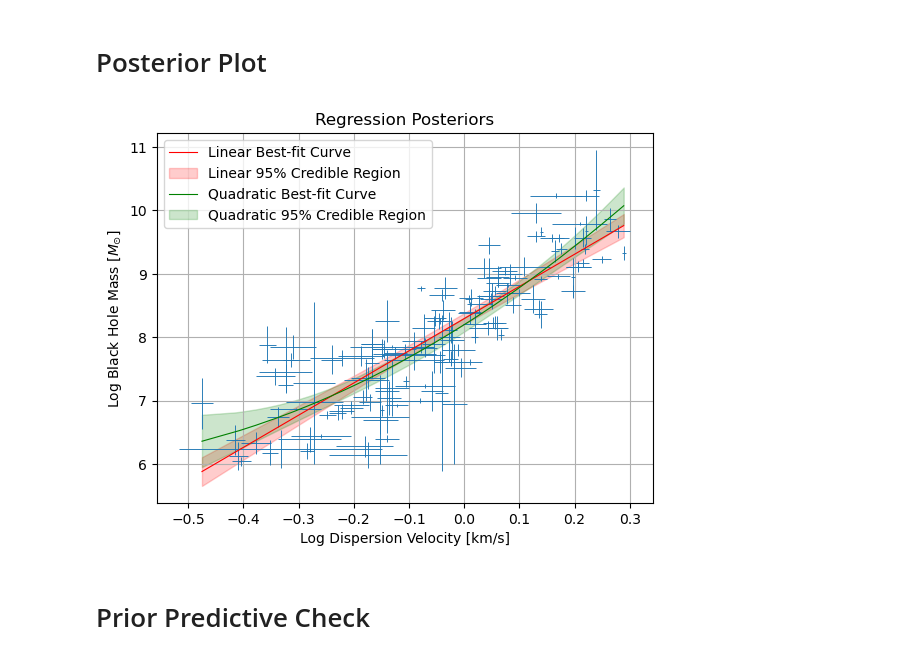
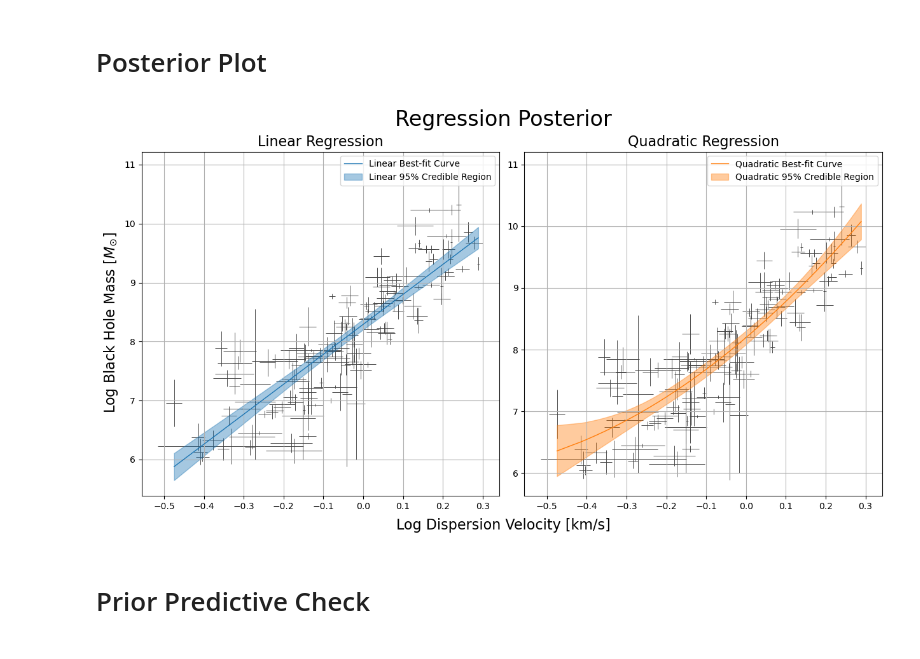
Before and after one commit to joh15016/AST-5731-Project-2, a Jupyter notebook: Research_Project_2.ipynb, the cells around one changed output. Cells and saved outputs as stored; diff of their text form; code cells hidden in the pictures.

Commit message:
Add correct prior and posterior predictive generation

```diff
--- a/Research_Project_2.ipynb
+++ b/Research_Project_2.ipynb
@@ -71,7 +72,7 @@ plt.show()
 # Linear Regression with Measurement Error
 # %%
 # Bayesian linear regression model incorporating measurement error
-def linear_regression(X, Y, X_std, Y_std, c=1e-3, d=1e-3, e=0.5, f=0.5, samples=10000, draws=50):
+def linear_regression(X, Y, X_std, Y_std, c=1e-3, d=1e-3, e=0.5, f=0.5, samples=10000, draws=100):
     coords = {
         'galaxy': range(X.shape[0]),
         'parameters': ['Intercept', 'Sigma'],
@@ -176,40 +177,35 @@ Sampling: [X_obs, Y_obs, Y_true]
 # %% [markdown]
 # Posterior Plot
 # %%
-plt.figure()
-plt.errorbar(data['log_sigma'], data['log_MassBH'], data['e_log_MassBH'],
-             data['e_log_sigma'], fmt='none', elinewidth=0.66)
+fig, ax = plt.subplots(1, 2, layout='constrained', figsize=(12, 6))
 
-# Calculate quantiles for posterior black hole mass for linear regression
-Y_l_mean = np.quantile(l_trace.posterior.mu.values, 0.50, axis=(0, 1))
-Y_l_lower = np.quantile(l_trace.posterior.mu.values, 0.025, axis=(0, 1))
-Y_l_upper = np.quantile(l_trace.posterior.mu.values, 0.975, axis=(0, 1))
+# Calculate posterior values for linear and quadratic models
+Y_mean = (np.quantile(l_trace.posterior.mu.values, 0.50, axis=(0, 1)),
+          np.quantile(q_trace.posterior.mu.values, 0.50, axis=(0, 1)))
+Y_lower = (np.quantile(l_trace.posterior.mu.values, 0.025, axis=(0, 1)),
+           np.quantile(q_trace.posterior.mu.values, 0.025, axis=(0, 1)))
+Y_upper = (np.quantile(l_trace.posterior.mu.values, 0.975, axis=(0, 1)),
+           np.quantile(q_trace.posterior.mu.values, 0.975, axis=(0, 1)))
 
-# Plot mean and 95% confidence interval of posterior for linear regression
-plt.plot(data['log_sigma'], Y_l_mean, color='red',
-         lw=0.8, label='Linear Best-fit Curve')
-plt.fill_between(data['log_sigma'], Y_l_lower, Y_l_upper, color='red',
-                 alpha=0.2, label='Linear 95% Credible Region')
+# Plot posterior for linear and quadratic models
+for ii, lq in enumerate(['Linear', 'Quadratic']):
+    ax[ii].errorbar(data['log_sigma'], data['log_MassBH'], data['e_log_MassBH'],
+                    data['e_log_sigma'], color='#444444',
+                    fmt='none', zorder=-1, elinewidth=0.66)
+    ax[ii].plot(data['log_sigma'], Y_mean[ii], color=f'C{ii}',
+                lw=1, label=f'{lq} Best-fit Curve')
+    ax[ii].fill_between(data['log_sigma'], Y_lower[ii], Y_upper[ii], color=f'C{ii}',
+                        alpha=0.4, label=f'{lq} 95% Credible Region')
+    ax[ii].set_title(f'{lq} Regression', fontsize=16)
+    ax[ii].legend()
+    ax[ii].grid()
 
-# Calculate quantiles for posterior black hole mass for quadratic regression
-Y_q_mean = np.quantile(q_trace.posterior.mu.values, 0.50, axis=(0, 1))
-Y_q_lower = np.quantile(q_trace.posterior.mu.values, 0.025, axis=(0, 1))
-Y_q_upper = np.quantile(q_trace.posterior.mu.values, 0.975, axis=(0, 1))
-
-# Plot mean and 95% confidence interval of posterior for quadratic regression
-plt.plot(data['log_sigma'], Y_q_mean, color='green',
-         lw=0.8, label='Quadratic Best-fit Curve')
-plt.fill_between(data['log_sigma'], Y_q_lower, Y_q_upper, color='green',
-                 alpha=0.2, label='Quadratic 95% Credible Region')
-
-plt.title('Regression Posteriors')
-plt.xlabel(r'Log Dispersion Velocity [km/s]')
-plt.ylabel(r'Log Black Hole Mass [$M_{\odot}$]')
-plt.legend()
-plt.grid()
+fig.suptitle('Regression Posterior', fontsize=24, y=1.06)
+fig.supxlabel(r'Log Dispersion Velocity [km/s]', fontsize=16, y=-0.05)
+fig.supylabel(r'Log Black Hole Mass [$M_{\odot}$]', fontsize=16, x=-0.025)
 plt.show()
 # %% [output]
-[figure, old version]
+[figure, new version]
 # %% [markdown]
 # Prior Predictive Check
 # %%
```
Also changed, not shown: parts of 9 cells of this notebook.
